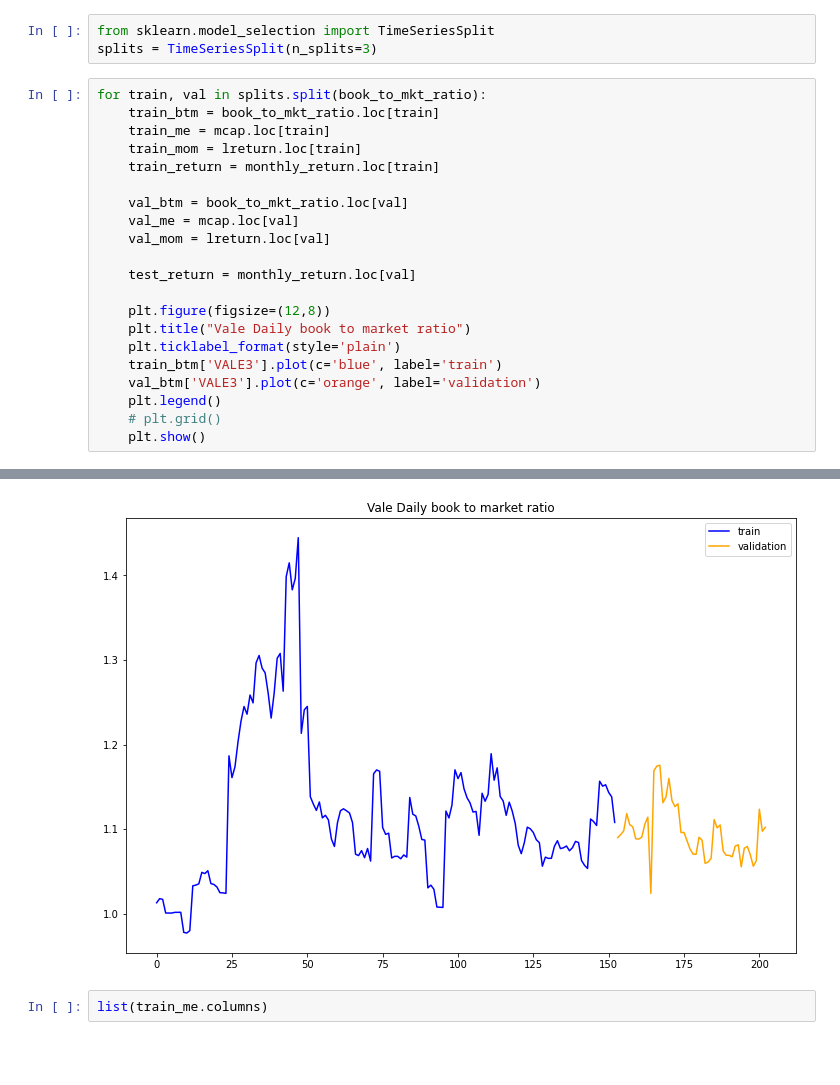
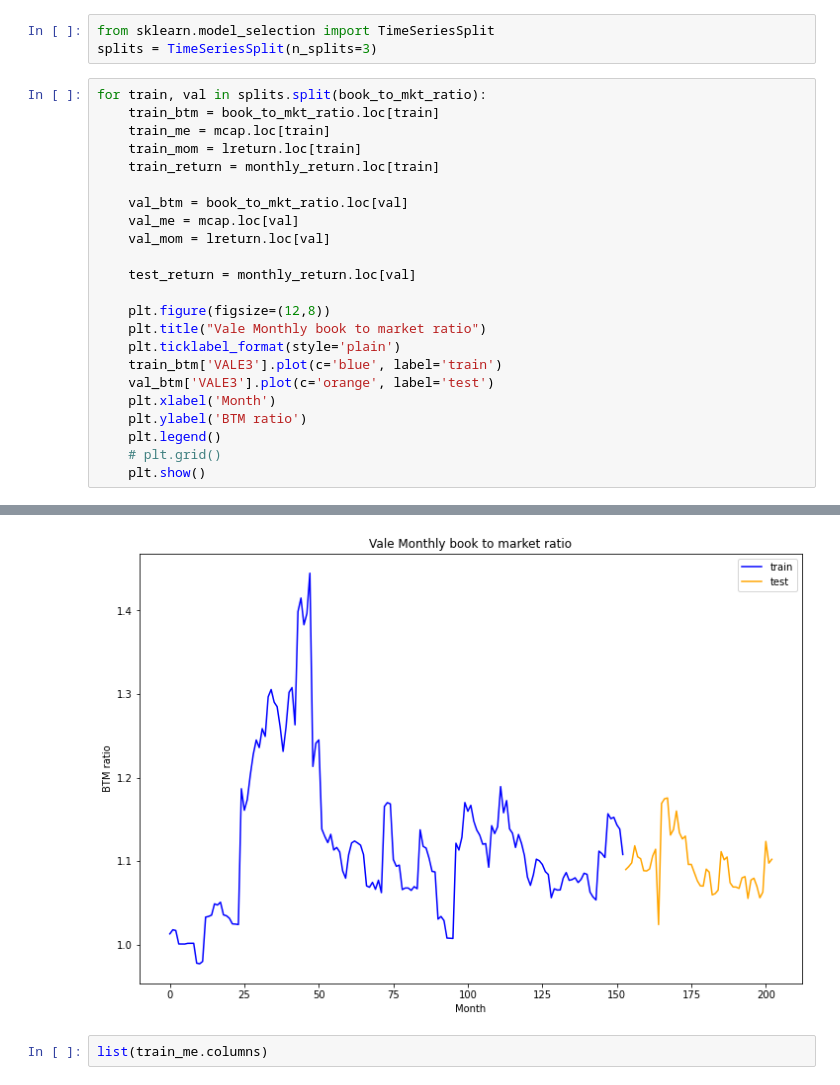
Before and after one commit to gabrielvieira37/master_thesis, a Jupyter notebook: prototype/article_prototype.ipynb, the cells around one changed output, grey strips where cells are left out. Cells and saved outputs as stored; diff of their text form; blank space fills up the shorter version.

```diff
--- a/prototype/article_prototype.ipynb
+++ b/prototype/article_prototype.ipynb
@@ -378,10 +380,12 @@ for train, val in splits.split(book_to_mkt_ratio):
     test_return = monthly_return.loc[val]
 
     plt.figure(figsize=(12,8))
-    plt.title("Vale Daily book to market ratio")
+    plt.title("Vale Monthly book to market ratio")
     plt.ticklabel_format(style='plain')
     train_btm['VALE3'].plot(c='blue', label='train')
-    val_btm['VALE3'].plot(c='orange', label='validation')
+    val_btm['VALE3'].plot(c='orange', label='test')
+    plt.xlabel('Month')
+    plt.ylabel('BTM ratio')
     plt.legend()
     # plt.grid()
     plt.show()
@@ -391,4 +395,4 @@ for train, val in splits.split(book_to_mkt_ratio):
-[figure, old version]
+[figure, new version]
 # %%
 list(train_me.columns)
 # %% [output]
```
Also changed, not shown: parts of 28 cells of this notebook.
